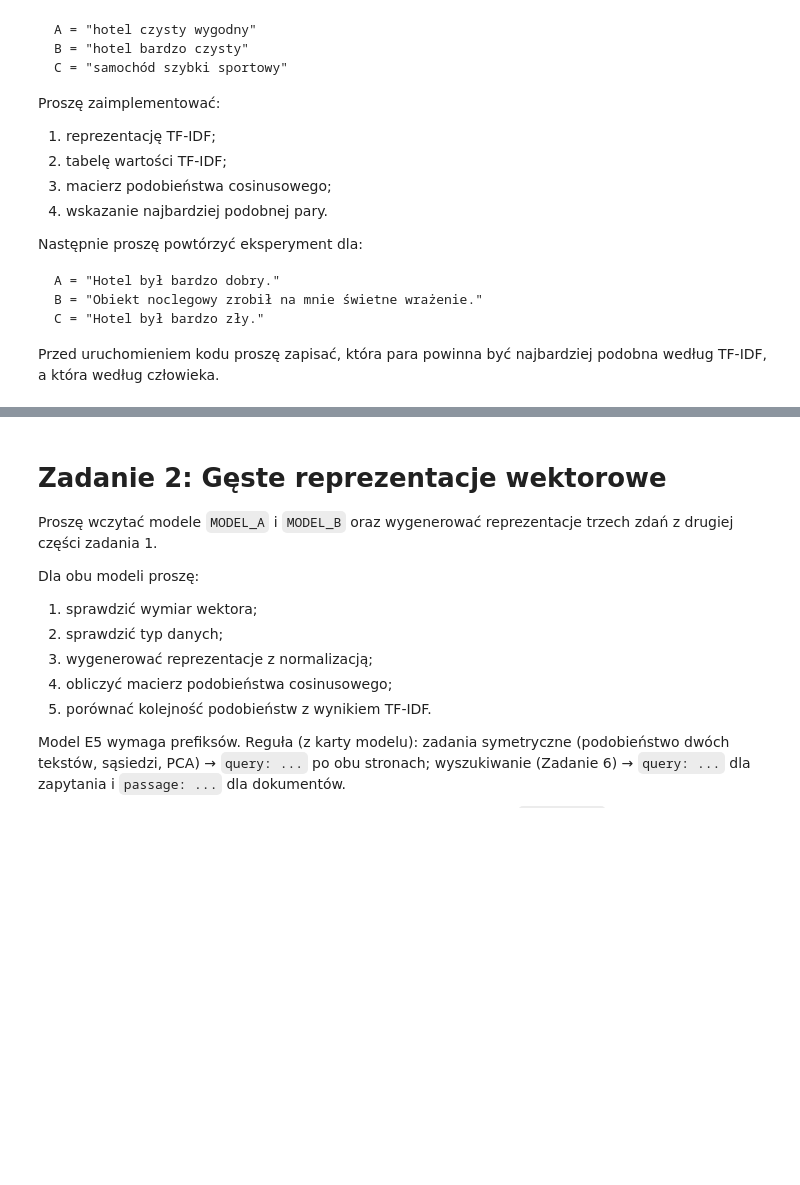
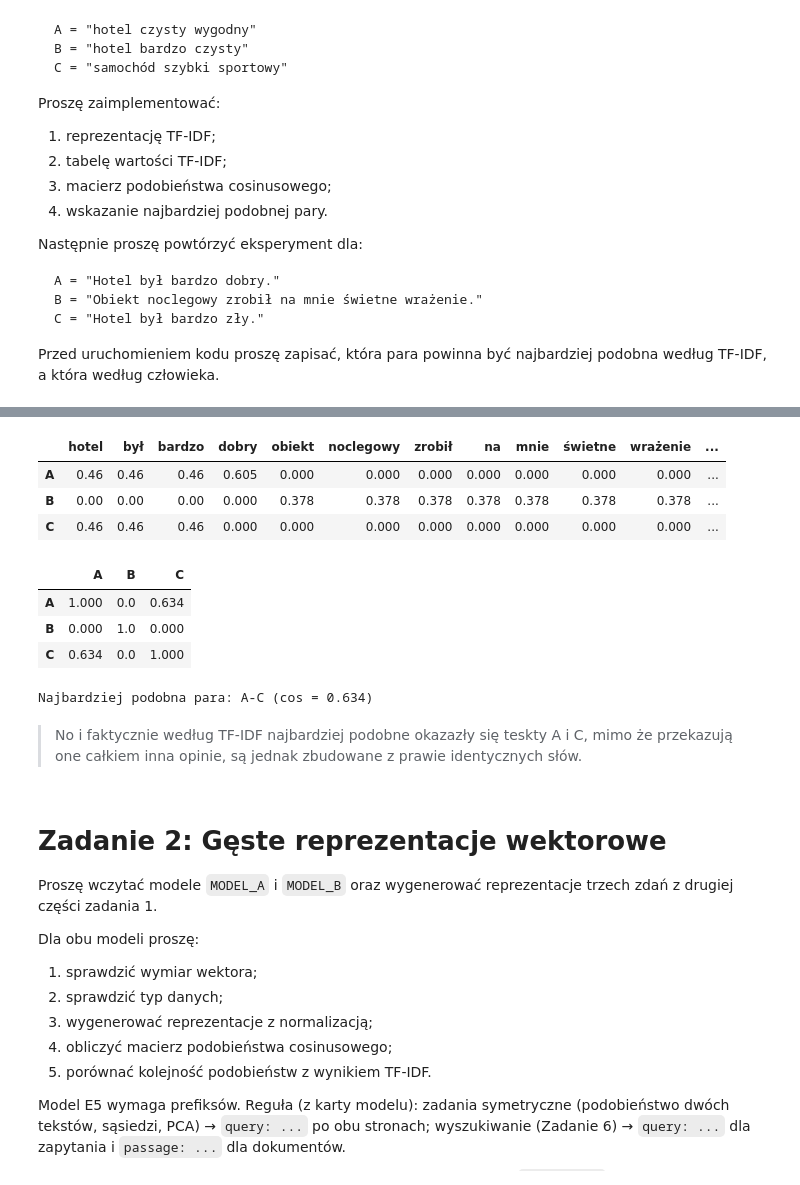
Before and after one commit to Monnkes/nlp, a Jupyter notebook: 003_From_Tokens_to_Embeddings.ipynb, the cells around one changed output, grey strips where cells are left out. Cells and saved outputs as stored; diff of their text form; code cells hidden in the pictures; blank space fills up the shorter version.

```diff
--- a/003_From_Tokens_to_Embeddings.ipynb
+++ b/003_From_Tokens_to_Embeddings.ipynb
@@ -122,7 +126,10 @@ C = "Hotel był bardzo zły."
 
 Przed uruchomieniem kodu proszę zapisać, która para powinna być najbardziej podobna według TF-IDF, a która według człowieka.
 # %%
-# Proszę zaimplementować rozwiązanie zadania 1.
 A = "hotel czysty wygodny"
 B = "hotel bardzo czysty"
 C = "samochód szybki sportowy"
+
+A2 = "Hotel był bardzo dobry."
+B2 = "Obiekt noclegowy zrobił na mnie świetne wrażenie."
+C2 = "Hotel był bardzo zły."
@@ -165,0 +195,25 @@ def tfidf(tf_matrix: np.NDArray[np.integer], idf_vector: np.NDArray[float]):
+# %%
+def cosine_sim(matrix: np.ndarray) -> np.ndarray:
+    norms = np.linalg.norm(matrix, axis=1, keepdims=True)
+    norms[norms == 0] = 1.0
+    matrix = matrix / norms
+    return matrix @ matrix.T
+
+
+def ranked_pairs(sim: np.ndarray, labels: list[str]) -> list[tuple[str, float]]:
+    i, j = np.triu_indices(len(sim), k=1)
+    order = np.argsort(sim[i, j])[::-1]
+    return [(f"{labels[i[o]]}-{labels[j[o]]}", float(sim[i[o], j[o]])) for o in order]
+# %%
+def run_experiment(vectorizer, texts: list[str], labels: list[str]) -> None:
+    X = vectorizer.fit_transform(texts)
+    X.toarray() if hasattr(X, "toarray") else X
+
+    features = vectorizer.get_feature_names_out()
+
+    sim = cosine_sim(X)
+    pair, score = ranked_pairs(sim, labels)[0]
+
+    display(pd.DataFrame(X, index=labels, columns=features).round(3))
+    display(pd.DataFrame(sim, index=labels, columns=labels).round(3))
+    print(f"Najbardziej podobna para: {pair} (cos = {score:.3f})")
@@ -166,3 +252,17 @@ def tfidf(tf_matrix: np.NDArray[np.integer], idf_vector: np.NDArray[float]):
+# %%
+run_experiment(MyTfidf(), [A2, B2, C2], ["A", "B", "C"])
+# %% [output]
+|  | hotel | był | bardzo | dobry | obiekt | noclegowy | zrobił | na | mnie | świetne | wrażenie | ... |
+| A | 0.46 | 0.46 | 0.46 | 0.605 | 0.000 | 0.000 | 0.000 | 0.000 | 0.000 | 0.000 | 0.000 | ... |
+| B | 0.00 | 0.00 | 0.00 | 0.000 | 0.378 | 0.378 | 0.378 | 0.378 | 0.378 | 0.378 | 0.378 | ... |
+| C | 0.46 | 0.46 | 0.46 | 0.000 | 0.000 | 0.000 | 0.000 | 0.000 | 0.000 | 0.000 | 0.000 | ... |
+|  | A | B | C |
+| A | 1.000 | 0.0 | 0.634 |
+| B | 0.000 | 1.0 | 0.000 |
+| C | 0.634 | 0.0 | 1.000 |
+Najbardziej podobna para: A-C (cos = 0.634)
+# %% [markdown]
+> No i faktycznie według TF-IDF najbardziej podobne okazazły się teskty A i C, mimo że przekazują one całkiem inna opinie, są jednak zbudowane z prawie identycznych słów.
 # %% [markdown]
 # Zadanie 2: Gęste reprezentacje wektorowe
 
```
Also changed, not shown: parts of 21 cells of this notebook.
